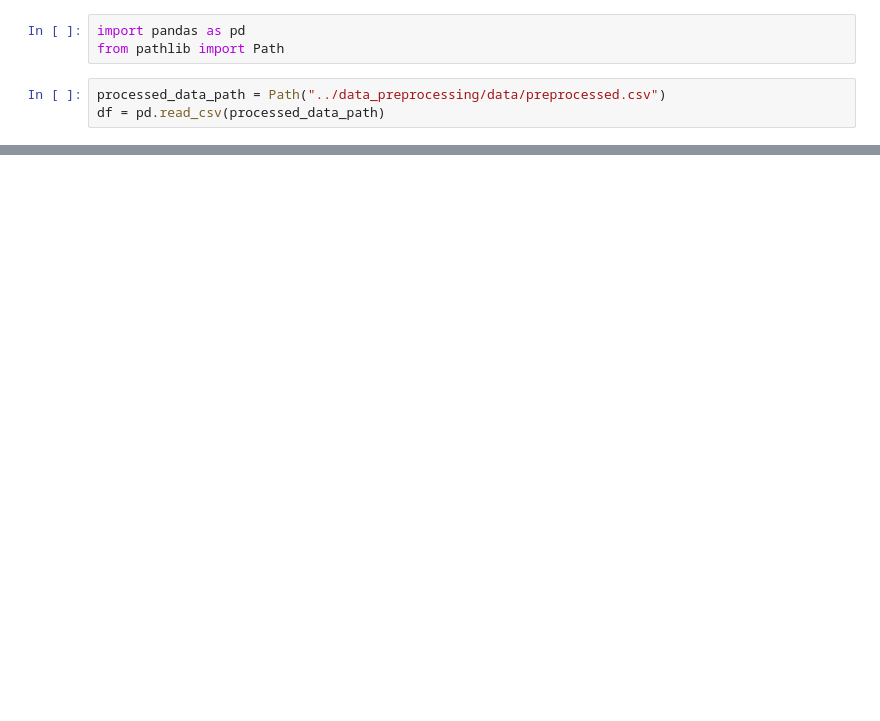
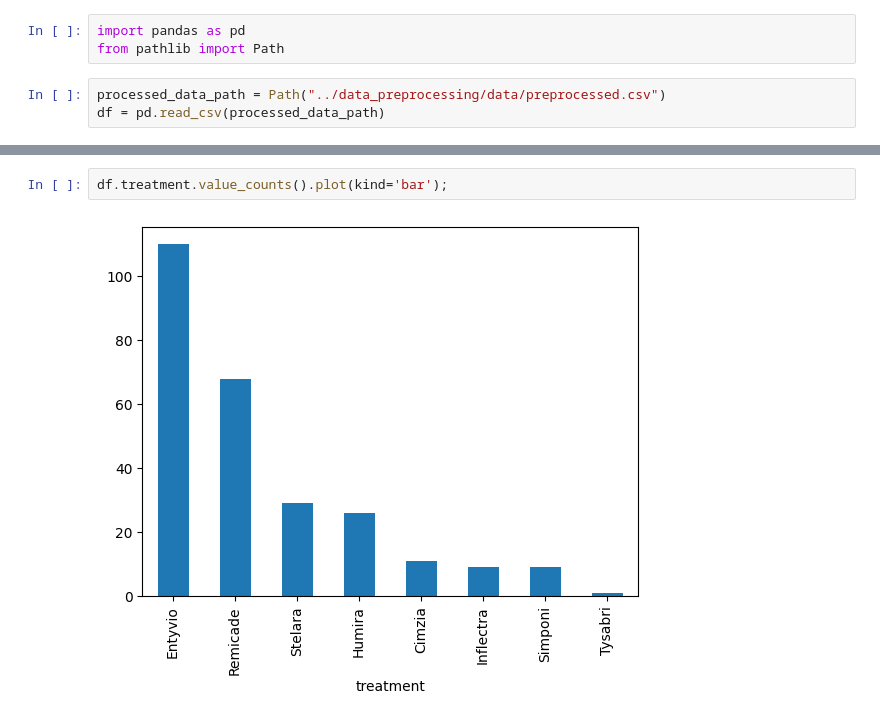
Before and after one commit to stlbnmaria/treatment-feedback, a Jupyter notebook: EDA/eda.ipynb, the cells around one changed output, grey strips where cells are left out. Drawn from its saved outputs; the diff is of its cells as text; blank space fills up the shorter version.

```diff
--- a/EDA/eda.ipynb
+++ b/EDA/eda.ipynb
@@ -15,0 +110,4 @@ df.head()
+# %%
+df.treatment.value_counts().plot(kind='bar');
+# %% [output]
+[figure, added]
```
Also changed, not shown: parts of 18 cells of this notebook.
